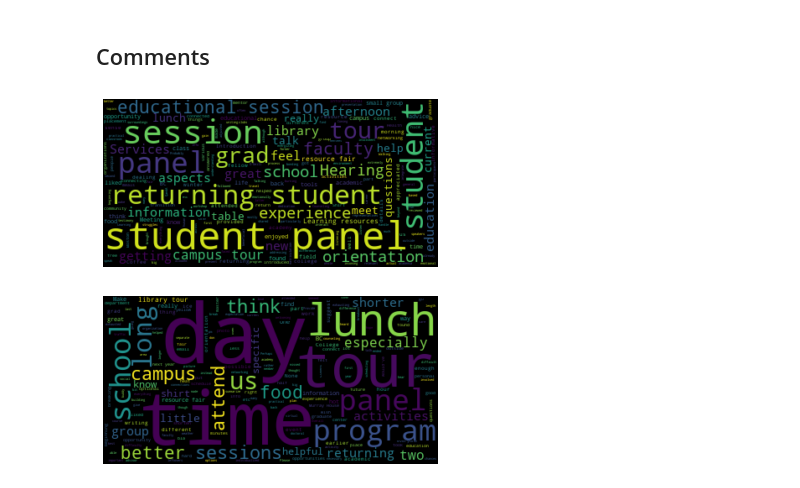
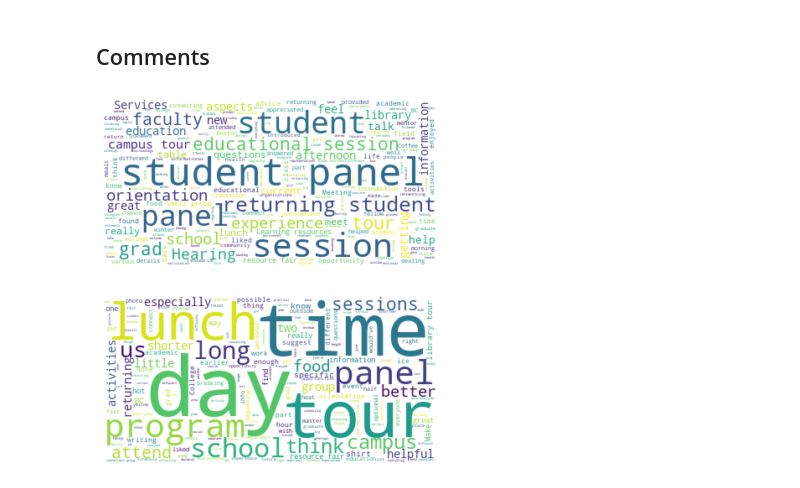
Before and after one commit to sherrytp/Notebooks, a Jupyter notebook: OrientationProject.ipynb, the cells around one changed output. Cells and saved outputs as stored; diff of their text form; code cells hidden in the pictures.

```diff
--- a/OrientationProject.ipynb
+++ b/OrientationProject.ipynb
@@ -604,17 +586,17 @@ WHY?
 # %%
 comment = df["What aspects of orientation did you find most useful?"]
 comment.dropna(inplace = True)
 text = " ".join(review for review in comment)
 # Create and generate a word cloud image:
 stopwords = set(STOPWORDS)
 stopwords.update(["helpful", "useful"])
-wordcloud = WordCloud(stopwords=stopwords).generate(text)
+wordcloud = WordCloud(stopwords=stopwords, background_color="white").generate(text)
 # Display the generated image:
 plt.imshow(wordcloud, interpolation='bilinear')
 plt.axis("off")
 plt.show()
 # %% [output]
-[figure, old version]
+[figure, new version]
 # %%
 comment = df["What suggestions do you have for future orientations?"]
 comment.dropna(inplace = True)
@@ -622,10 +604,10 @@ text = " ".join(review for review in comment)
 # Create and generate a word cloud image:
 stopwords = set(STOPWORDS)
 stopwords.update(["student", "students", "orientation", "maybe", "session", "people"])
-wordcloud = WordCloud(stopwords=stopwords).generate(text)
+wordcloud = WordCloud(stopwords=stopwords, background_color="white").generate(text)
 # Display the generated image:
 plt.imshow(wordcloud, interpolation='bilinear')
 plt.axis("off")
 plt.show()
 # %% [output]
-[figure, old version]
+[figure, new version]
```
Also changed, not shown: parts of 28 cells of this notebook, 1 other file.
